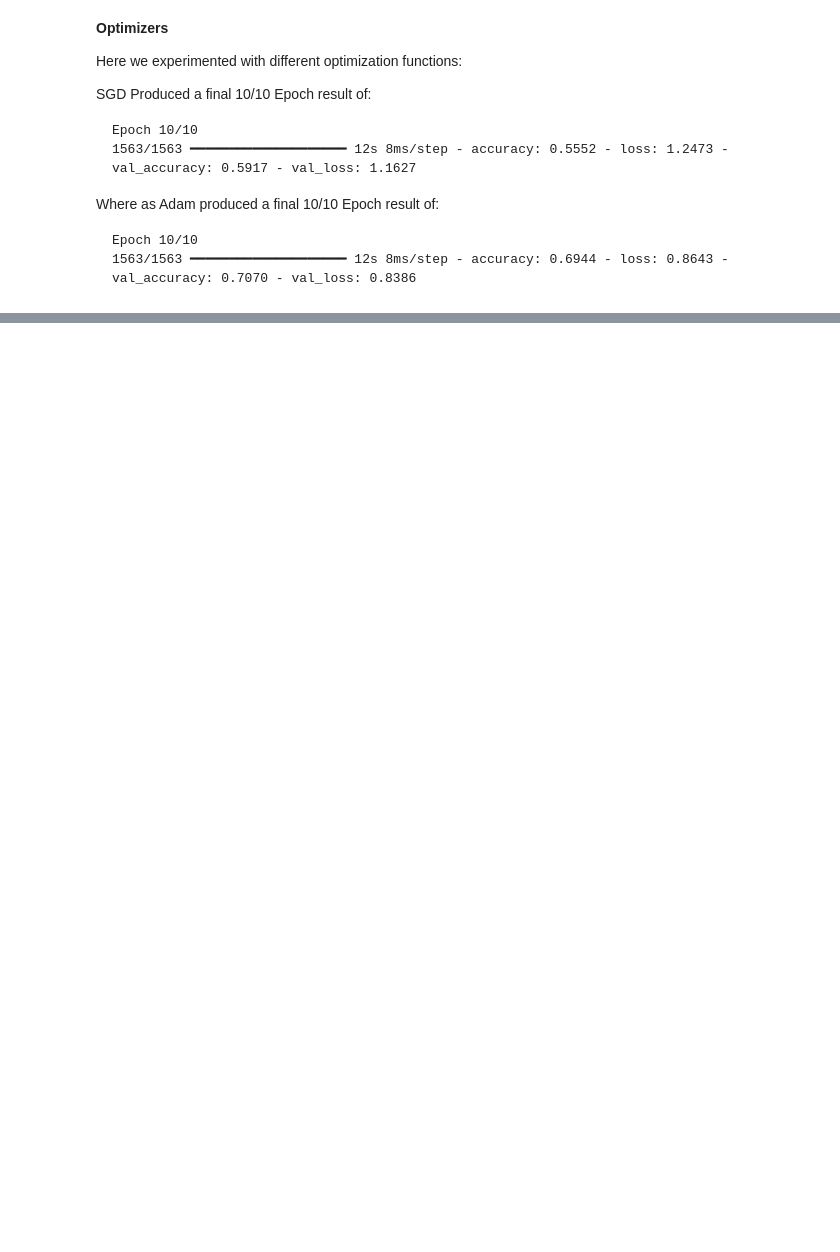
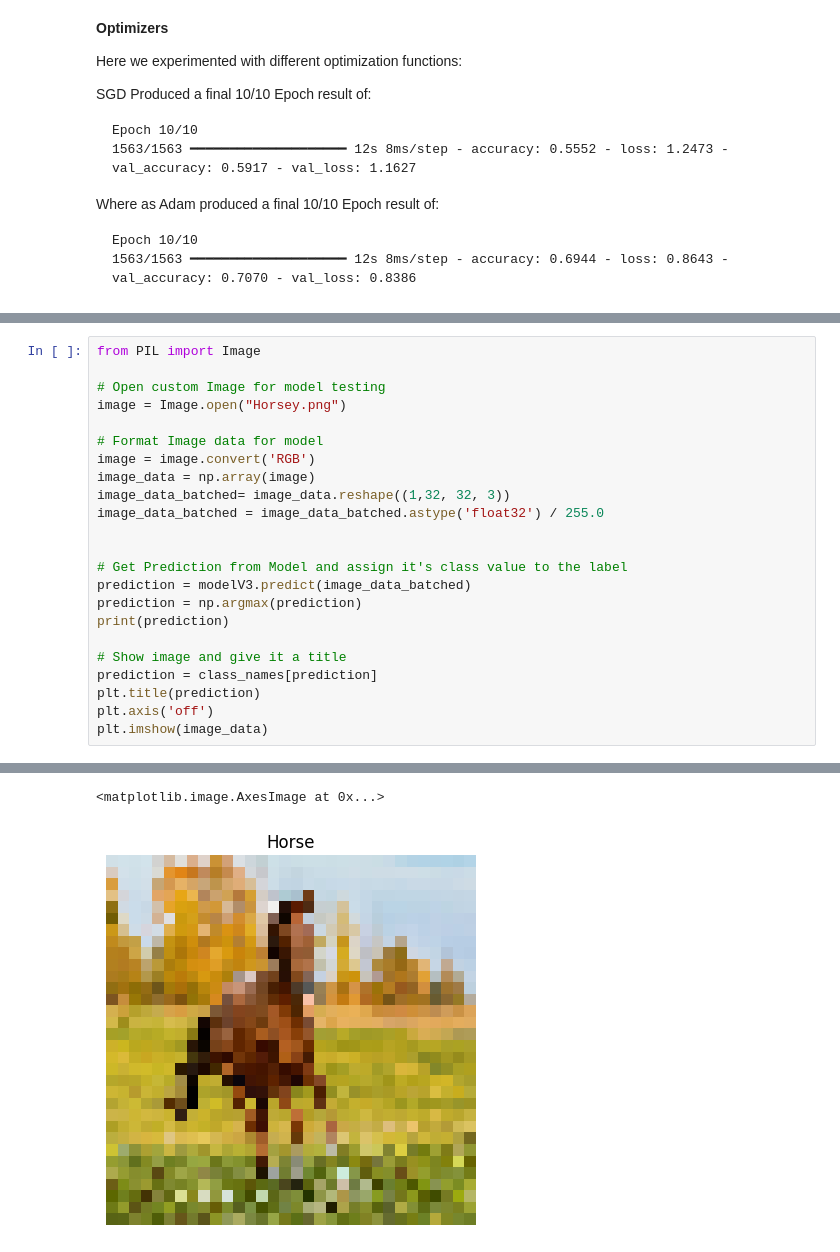
Before and after one commit to cu-cspb-4622-summer-2023/p2-GreatBrittan, a Jupyter notebook: Brittan_Mini_Project_2.ipynb, the cells around one changed output, grey strips where cells are left out. Saved outputs shown, nothing was run; the diff lists cells and outputs as text; blank space fills up the shorter version.

```diff
--- a/Brittan_Mini_Project_2.ipynb
+++ b/Brittan_Mini_Project_2.ipynb
@@ -195,0 +476,24 @@ plt.show()
+# %%
+from PIL import Image
+
+# Open custom Image for model testing
+image = Image.open("Horsey.png")
+
+# Format Image data for model
+image = image.convert('RGB')
+image_data = np.array(image)
+image_data_batched= image_data.reshape((1,32, 32, 3))
+image_data_batched = image_data_batched.astype('float32') / 255.0
+
+
+# Get Prediction from Model and assign it's class value to the label
+prediction = modelV3.predict(image_data_batched)
+prediction = np.argmax(prediction)
+print(prediction)
+
+# Show image and give it a title
+prediction = class_names[prediction]
+plt.title(prediction)
+plt.axis('off')
+plt.imshow(image_data)
+# %% [output]
@@ -195,0 +502,2 @@ plt.show()
+<matplotlib.image.AxesImage at 0x...>
+[figure, added]
```
Also changed, not shown: parts of 41 cells of this notebook, 1 other file.
